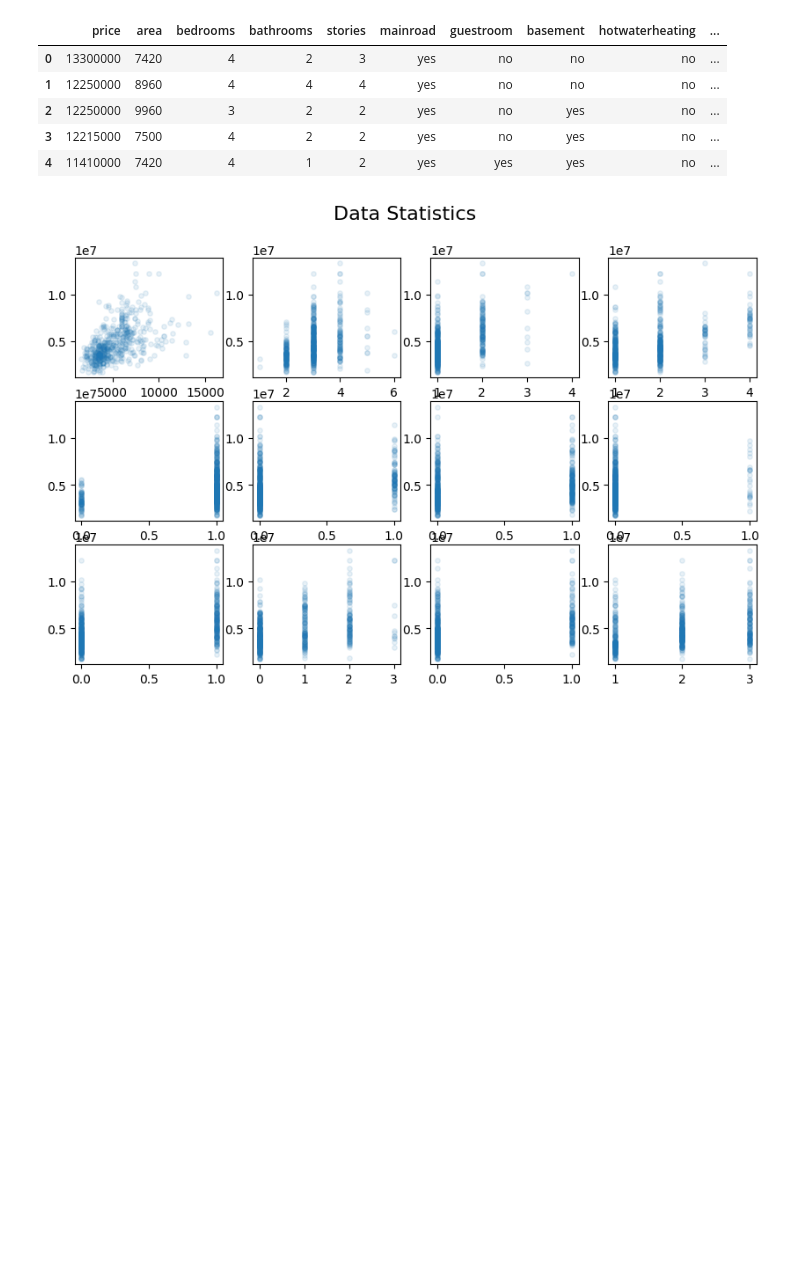
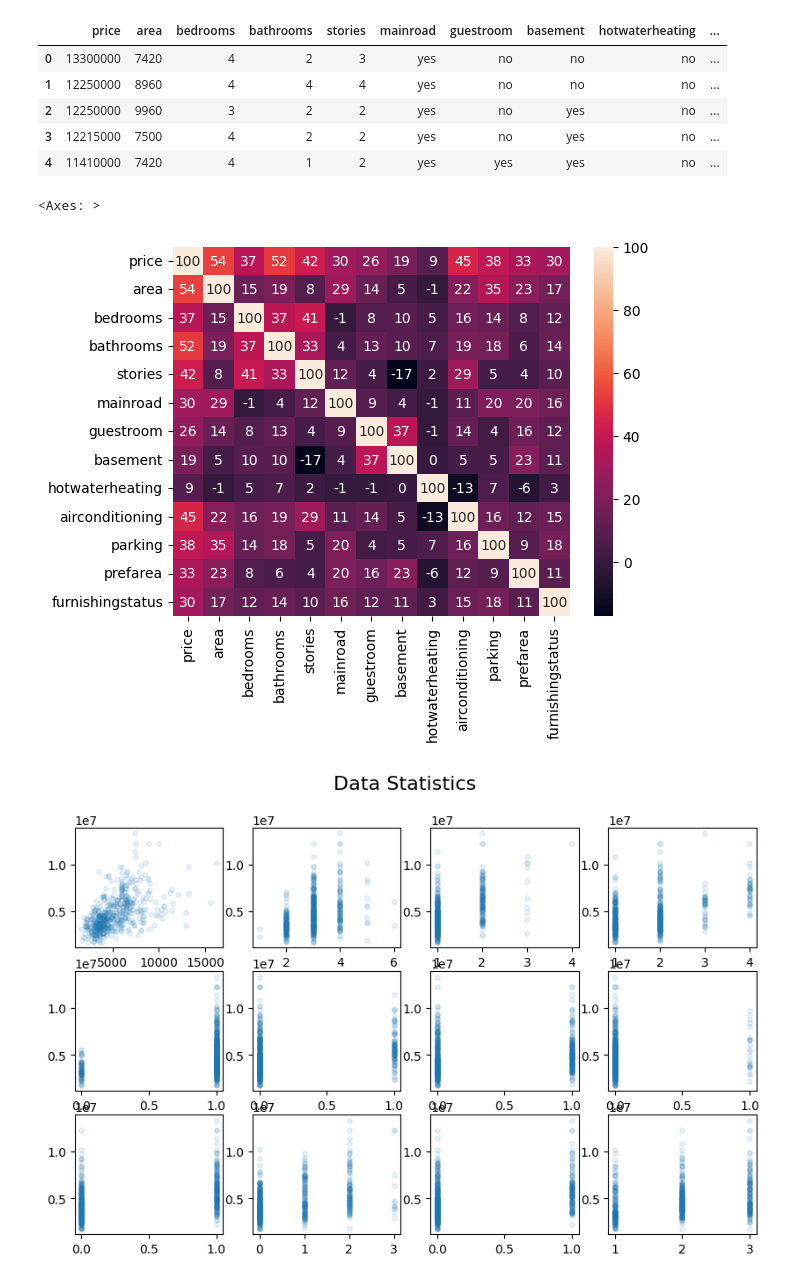
Before and after one commit to Ox03bb/Ai_Docs, a Jupyter notebook: core/Multiple_Linear_Regression_skt.ipynb, the cells around one changed output. Cells and saved outputs as stored; diff of their text form; code cells hidden in the pictures; blank space fills up the shorter version.

```diff
--- a/core/Multiple_Linear_Regression_skt.ipynb
+++ b/core/Multiple_Linear_Regression_skt.ipynb
@@ -52,6 +56,11 @@ data['prefarea']  =  data['prefarea'].map(boolian_map)
 
 x_train = data.values[:,1:]
 y_train = data["price"].values
+# %%
+sns.heatmap(data.corr()*100,annot=True,fmt=".0f")
+# %% [output]
+<Axes: >
+[figure, added]
 # %%
 fig = plt.figure(figsize=(10, 6))
 fig.suptitle('Data Statistics', fontsize=16)
```
Also changed, not shown: parts of 5 cells of this notebook, 11 other files.
